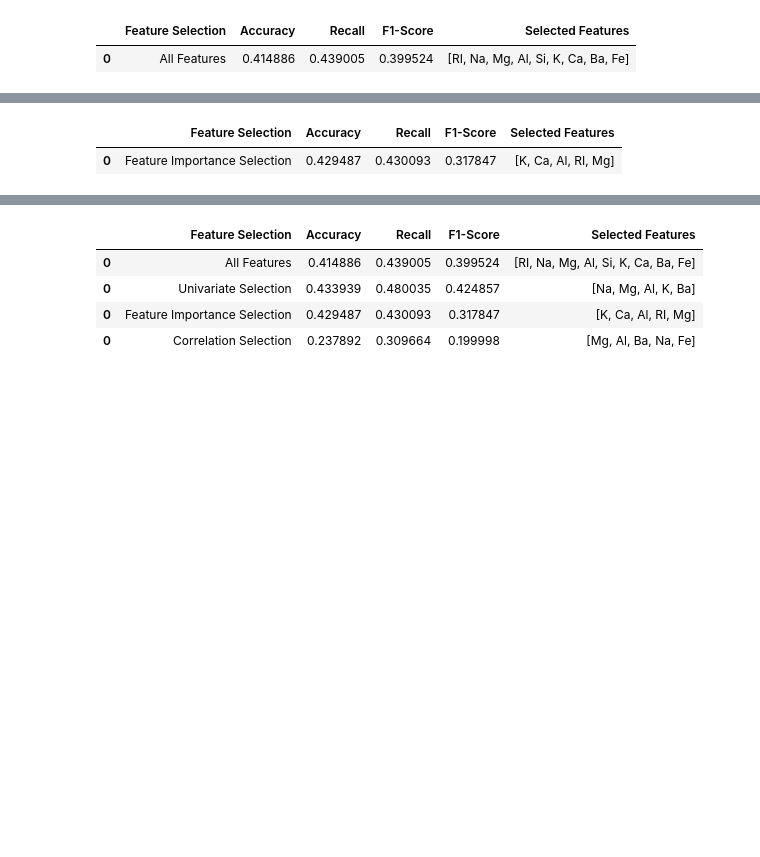
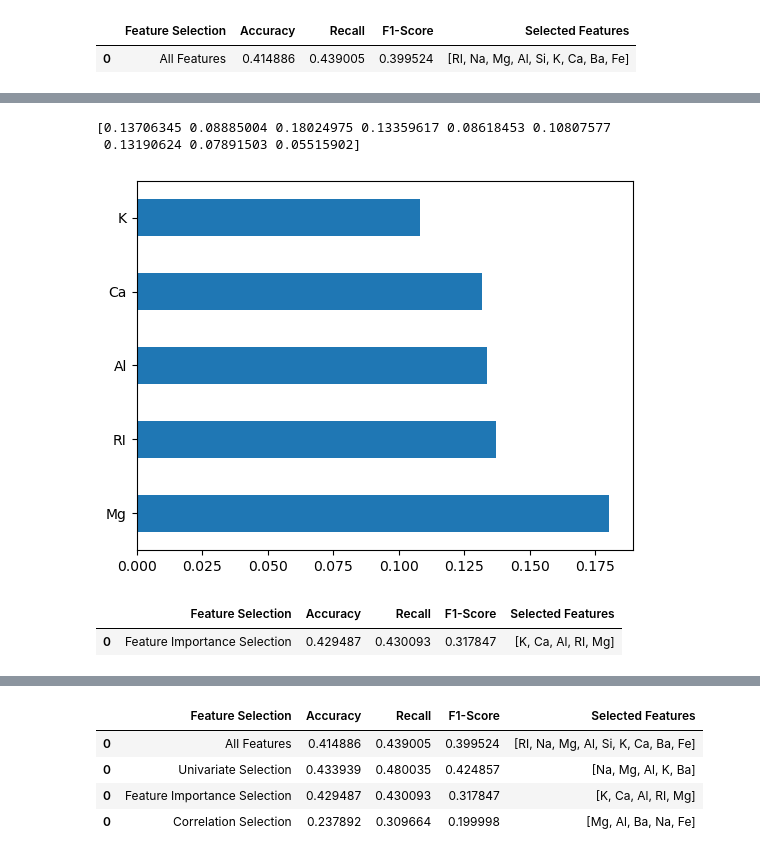
Before and after one commit to yukiroow/data-mining-acts, a Jupyter notebook: mid_act1.ipynb, the cells around one changed output, grey strips where cells are left out. Cells and saved outputs as stored; diff of their text form; code cells hidden in the pictures; blank space fills up the shorter version.

Commit message:
Added Visualization

```diff
--- a/mid_act1.ipynb
+++ b/mid_act1.ipynb
@@ -211,37 +223,47 @@ class ImportanceSelector:
     def __init__(self, n_features=5):
         self.n_features = n_features
         self.selected_indices_ = None
+        self.feature_importances_ = None
 
     def fit(self, X, y):
         rf = ExtraTreesClassifier(random_state=10)
         rf.fit(X, y)
+        self.feature_importances_ = rf.feature_importances_
         self.selected_indices_ = np.argsort(rf.feature_importances_)[-self.n_features:]
         return self
 
     def transform(self, X):
         return X[:, self.selected_indices_]
 
 
 model = ImbPipeline([
     ('scaler', StandardScaler()),
     ('selector', ImportanceSelector(n_features=5)),
     ('model', GaussianNB())
 ])
 scores = cross_validate(
     model, X, y, cv=8, scoring=('accuracy', 'recall_macro', 'f1_macro')
 )
 model.fit(X, y)
 selector = model.named_steps['selector']
 selected_impor = np.array(feature_names)[selector.selected_indices_].tolist()
 temp_result = pd.DataFrame({'Feature Selection': ['Feature Importance Selection'],
                             'Accuracy': [np.mean(scores['test_accuracy'])],
                             'Recall': [np.mean(scores['test_recall_macro'])],
                             'F1-Score': [np.mean(scores['test_f1_macro'])],
                             'Selected Features': [selected_impor]
                             })
+
+print(selector.feature_importances_)
+feat_importances = pd.Series(selector.feature_importances_, index=X.columns)
+feat_importances.nlargest(5).plot(kind='barh')
+plt.show()
 results = pd.concat([results, temp_result])
 temp_result
 # %% [output]
+[0.13706345 0.08885004 0.18024975 0.13359617 0.08618453 0.10807577
+ 0.13190624 0.07891503 0.05515902]
+[figure, added]
 |  | Feature Selection | Accuracy | Recall | F1-Score | Selected Features |
 | 0 | Feature Importance Selection | 0.429487 | 0.430093 | 0.317847 | [K, Ca, Al, RI, Mg] |
 # %%
```
Also changed, not shown: parts of 2 cells of this notebook.
